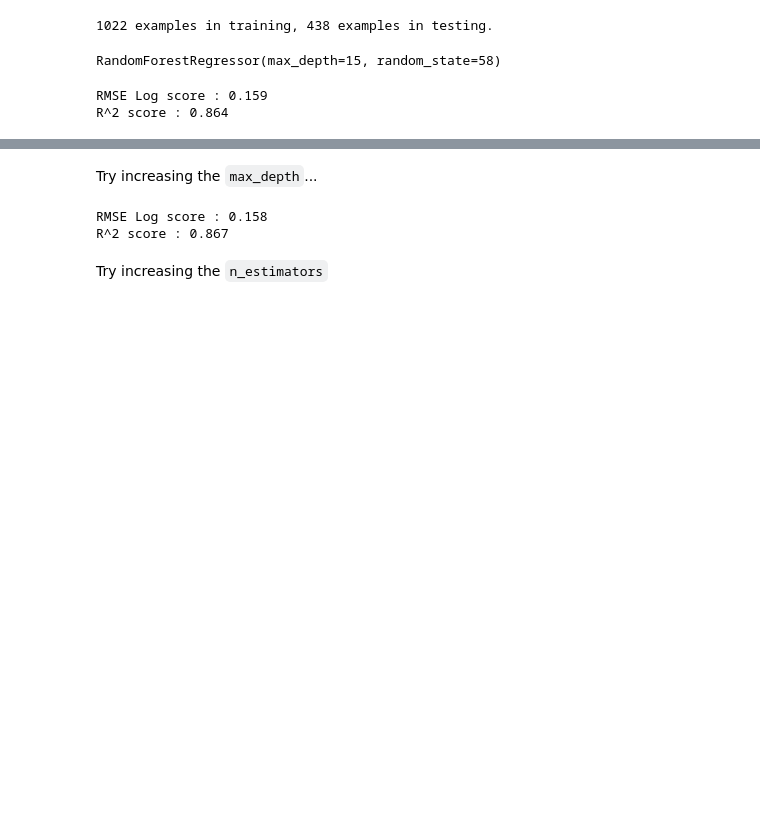
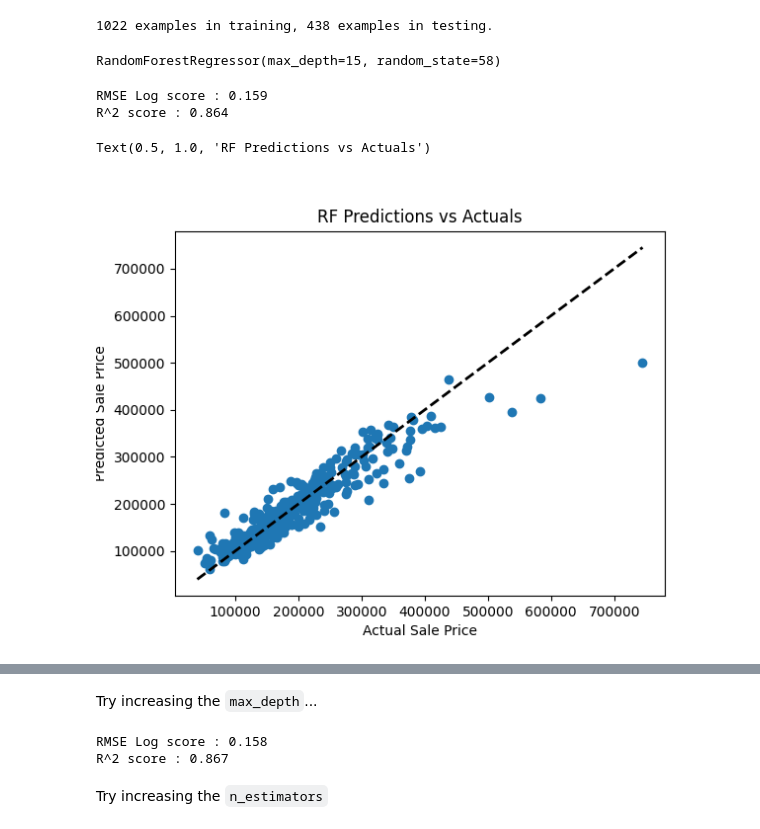
Before and after one commit to peterdobbs77/daily-datascience, a Jupyter notebook: housing_price_predictor/housing_price_predictions.ipynb, the cells around one changed output, grey strips where cells are left out. Cells and saved outputs as stored; diff of their text form; code cells hidden in the pictures; blank space fills up the shorter version.

Commit message:
showing more evaluation of the model performance and outputing model results for submission to kaggle

```diff
--- a/housing_price_predictor/housing_price_predictions.ipynb
+++ b/housing_price_predictor/housing_price_predictions.ipynb
@@ -194,3 +214,16 @@ print('R^2 score : {0:.3f}'.format(r2_rf_score))
 # %% [output]
 RMSE Log score : 0.159
 R^2 score : 0.864
+# %%
+# plot the comparison between actual and predicted values
+plt.figure()
+plt.scatter(y_valid_ds_pd, y_pred)
+plt.plot([y_valid_ds_pd.min(), y_valid_ds_pd.max()],
+         [y_valid_ds_pd.min(), y_valid_ds_pd.max()],
+         'k--', lw=2, label="perfect model")
+plt.xlabel("Actual Sale Price")
+plt.ylabel("Predicted Sale Price")
+plt.title("RF Predictions vs Actuals")
+# %% [output]
+Text(0.5, 1.0, 'RF Predictions vs Actuals')
+[figure, added]
```
Also changed, not shown: parts of 3 cells of this notebook, 1 other file.
